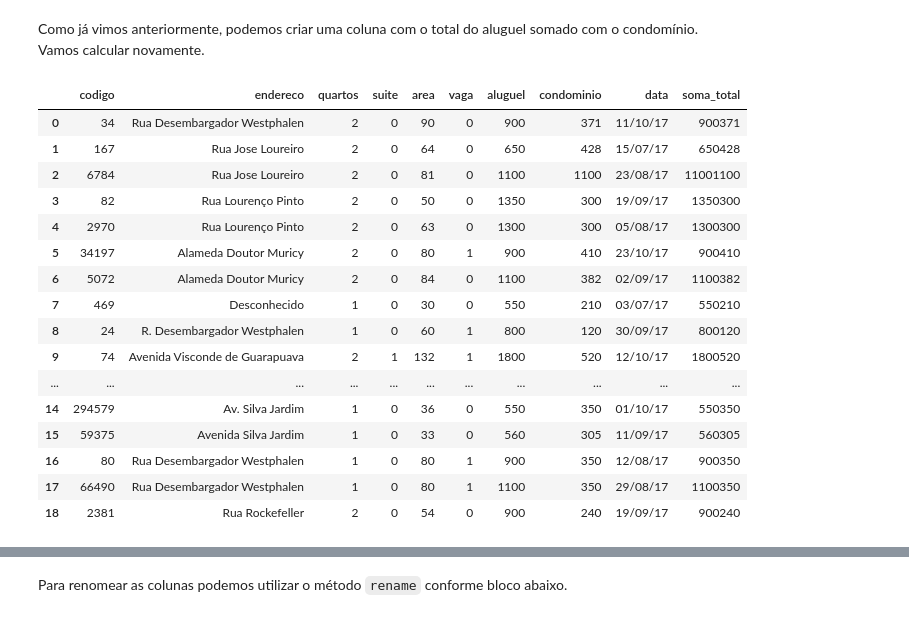
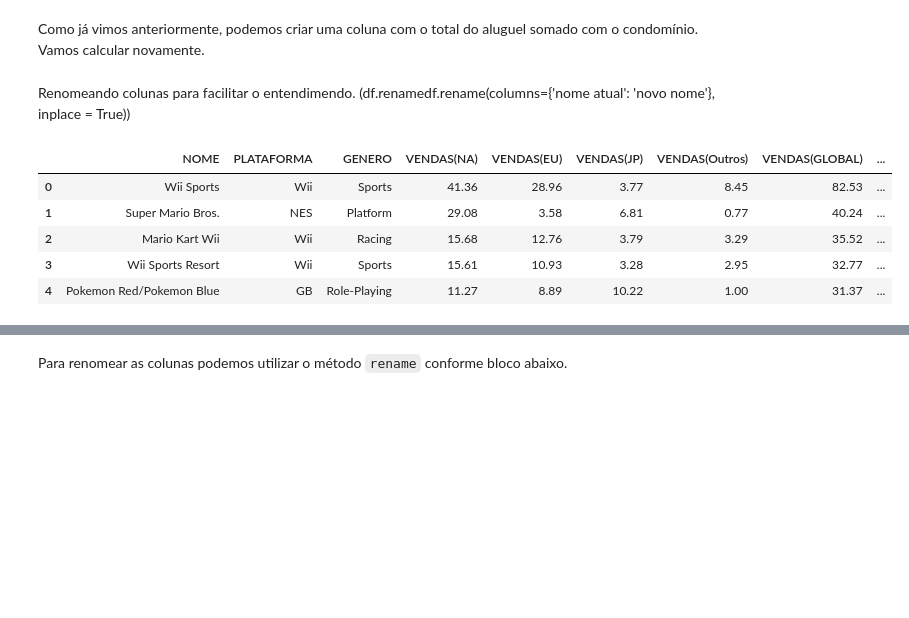
Before and after one commit to Felip-Oliv/Data_Cience, a Jupyter notebook: limpeza de dados/Pandas_Limpeza de Dados.ipynb, the cells around one changed output, grey strips where cells are left out. Cells and saved outputs as stored; diff of their text form; code cells hidden in the pictures; blank space fills up the shorter version.

```diff
--- a/limpeza de dados/Pandas_Limpeza de Dados.ipynb
+++ b/limpeza de dados/Pandas_Limpeza de Dados.ipynb
@@ -203,23 +203,24 @@ df_2 = df.drop(columns=['Year_of_Release', 'Publisher','Critic_Count','Critic_Co
 # %% [markdown]
 Como já vimos anteriormente, podemos criar uma coluna com o total do aluguel somado com o condomínio. Vamos calcular novamente.
-# %%
-df['soma_total'] = df['aluguel'] + df['condominio']
-df
-# %% [output]
-|  | codigo | endereco | quartos | suite | area | vaga | aluguel | condominio | data | soma_total |
-| 0 | 34 | Rua Desembargador Westphalen | 2 | 0 | 90 | 0 | 900 | 371 | 11/10/17 | 900371 |
-| 1 | 167 | Rua Jose Loureiro | 2 | 0 | 64 | 0 | 650 | 428 | 15/07/17 | 650428 |
-| 2 | 6784 | Rua Jose Loureiro | 2 | 0 | 81 | 0 | 1100 | 1100 | 23/08/17 | 11001100 |
-| 3 | 82 | Rua Lourenço Pinto | 2 | 0 | 50 | 0 | 1350 | 300 | 19/09/17 | 1350300 |
-| 4 | 2970 | Rua Lourenço Pinto | 2 | 0 | 63 | 0 | 1300 | 300 | 05/08/17 | 1300300 |
-| 5 | 34197 | Alameda Doutor Muricy | 2 | 0 | 80 | 1 | 900 | 410 | 23/10/17 | 900410 |
-| 6 | 5072 | Alameda Doutor Muricy | 2 | 0 | 84 | 0 | 1100 | 382 | 02/09/17 | 1100382 |
-| 7 | 469 | Desconhecido | 1 | 0 | 30 | 0 | 550 | 210 | 03/07/17 | 550210 |
-| 8 | 24 | R. Desembargador Westphalen | 1 | 0 | 60 | 1 | 800 | 120 | 30/09/17 | 800120 |
-| 9 | 74 | Avenida Visconde de Guarapuava | 2 | 1 | 132 | 1 | 1800 | 520 | 12/10/17 | 1800520 |
-| ... | ... | ... | ... | ... | ... | ... | ... | ... | ... | ... |
-| 14 | 294579 | Av. Silva Jardim | 1 | 0 | 36 | 0 | 550 | 350 | 01/10/17 | 550350 |
-| 15 | 59375 | Avenida Silva Jardim | 1 | 0 | 33 | 0 | 560 | 305 | 11/09/17 | 560305 |
-| 16 | 80 | Rua Desembargador Westphalen | 1 | 0 | 80 | 1 | 900 | 350 | 12/08/17 | 900350 |
-| 17 | 66490 | Rua Desembargador Westphalen | 1 | 0 | 80 | 1 | 1100 | 350 | 29/08/17 | 1100350 |
-| 18 | 2381 | Rua Rockefeller | 2 | 0 | 54 | 0 | 900 | 240 | 19/09/17 | 900240 |
+# %% [markdown]
+Renomeando colunas para facilitar o entendimendo. (df.renamedf.rename(columns={'nome atual': 'novo nome'}, inplace = True))
+# %%
+#Renomeando:
+
+#df_2.rename(columns={'Name': 'NOME'}, inplace = True)
+#df_2.rename(columns={'Platform': 'PLATAFORMA'}, inplace = True)
+#df_2.rename(columns={'Genre': 'GENERO'}, inplace = True)
+#df_2.rename(columns={'V(AMERICA DO NORTE)': 'VENDAS(AN)'}, inplace = True)
+#df_2.rename(columns={'JP_Sales': 'VENDAS(JP)'}, inplace = True)
+#df_2.rename(columns={'Other_Sales': 'VENDAS(Outros)'}, inplace = True)
+#df_2.rename(columns={'Global_Sales': 'VENDAS(GLOBAL)'}, inplace = True)
+
+
+df_2.head()
+# %% [output]
+|  | NOME | PLATAFORMA | GENERO | VENDAS(NA) | VENDAS(EU) | VENDAS(JP) | VENDAS(Outros) | VENDAS(GLOBAL) | ... |
+| 0 | Wii Sports | Wii | Sports | 41.36 | 28.96 | 3.77 | 8.45 | 82.53 | ... |
+| 1 | Super Mario Bros. | NES | Platform | 29.08 | 3.58 | 6.81 | 0.77 | 40.24 | ... |
+| 2 | Mario Kart Wii | Wii | Racing | 15.68 | 12.76 | 3.79 | 3.29 | 35.52 | ... |
+| 3 | Wii Sports Resort | Wii | Sports | 15.61 | 10.93 | 3.28 | 2.95 | 32.77 | ... |
+| 4 | Pokemon Red/Pokemon Blue | GB | Role-Playing | 11.27 | 8.89 | 10.22 | 1.00 | 31.37 | ... |
```
Also changed, not shown: parts of 10 cells of this notebook.
